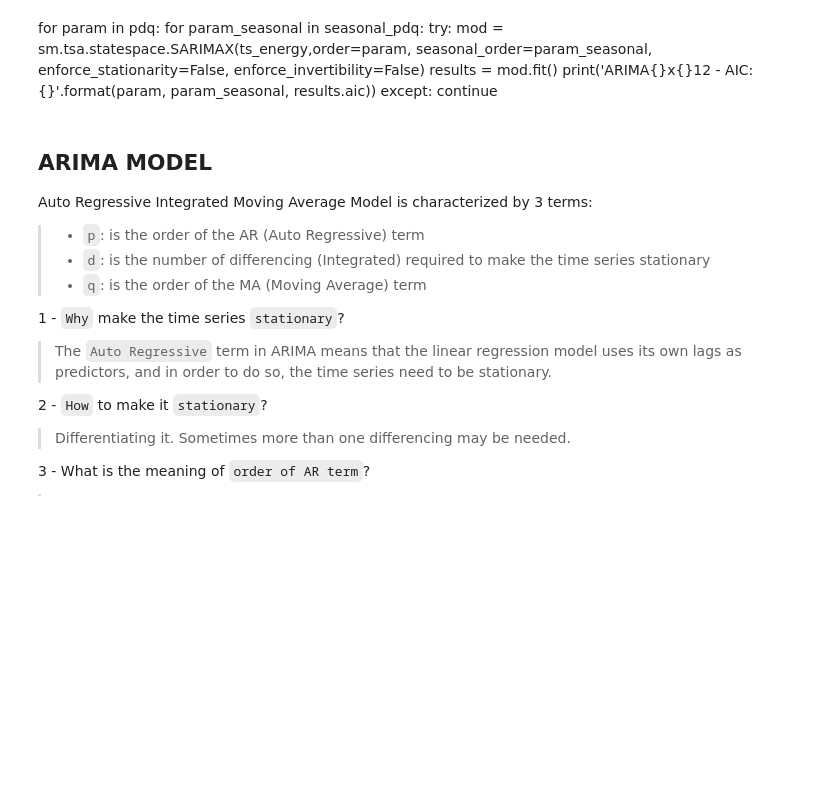
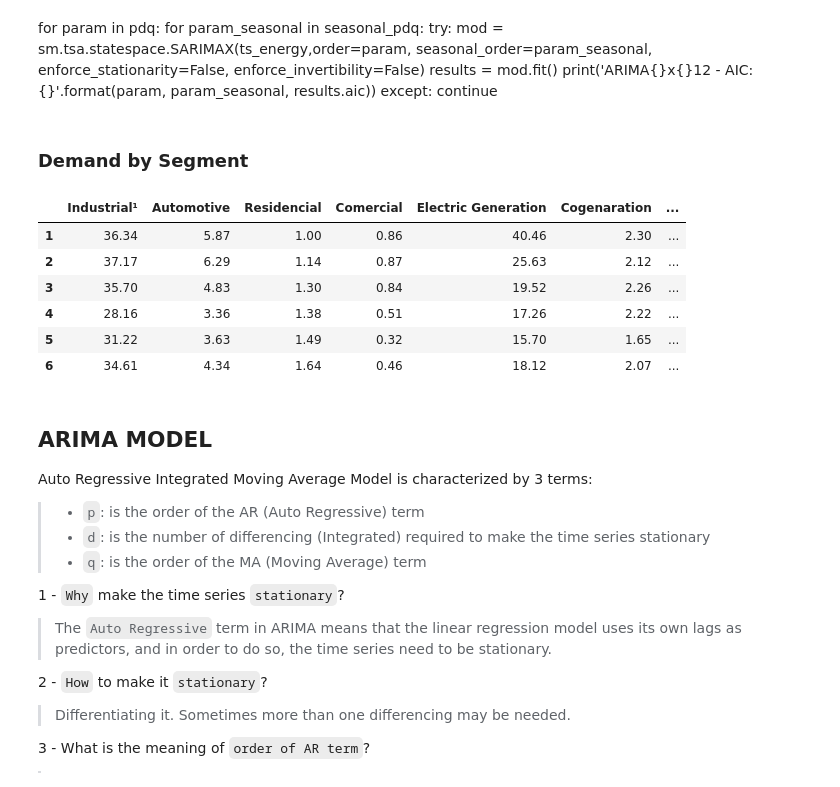
Before and after one commit to lauramsfernandes/BrazilianGasMarket, a Jupyter notebook: naturalGas_Forecast.ipynb, the cells around one changed output. Cells and saved outputs as stored; diff of their text form; code cells hidden in the pictures; blank space fills up the shorter version.

Commit message:
Fixing demand_segment df

```diff
--- a/naturalGas_Forecast.ipynb
+++ b/naturalGas_Forecast.ipynb
@@ -166,6 +152,18 @@ for param in pdq:
             print('ARIMA{}x{}12 - AIC:{}'.format(param, param_seasonal, results.aic))
         except:
             continue
+# %% [markdown]
+### Demand by Segment
+# %%
+demand_segment.df
+# %% [output]
+|  | Industrial¹ | Automotive | Residencial | Comercial | Electric Generation | Cogenaration | ... |
+| 1 | 36.34 | 5.87 | 1.00 | 0.86 | 40.46 | 2.30 | ... |
+| 2 | 37.17 | 6.29 | 1.14 | 0.87 | 25.63 | 2.12 | ... |
+| 3 | 35.70 | 4.83 | 1.30 | 0.84 | 19.52 | 2.26 | ... |
+| 4 | 28.16 | 3.36 | 1.38 | 0.51 | 17.26 | 2.22 | ... |
+| 5 | 31.22 | 3.63 | 1.49 | 0.32 | 15.70 | 1.65 | ... |
+| 6 | 34.61 | 4.34 | 1.64 | 0.46 | 18.12 | 2.07 | ... |
 # %% [markdown]
 ## ARIMA MODEL
 
```
Also changed, not shown: parts of 4 cells of this notebook, 1 other file.
